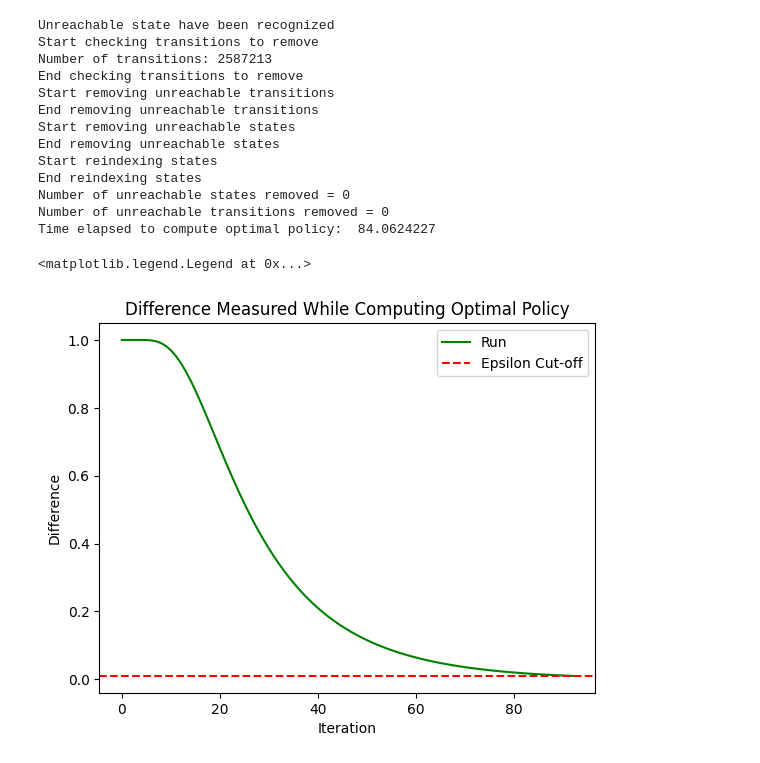
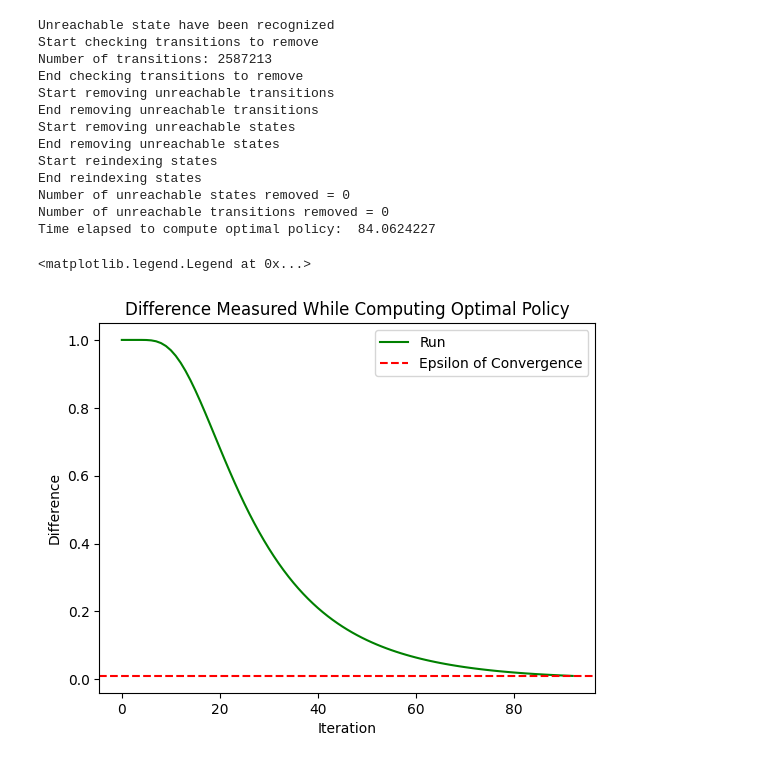
Before and after one commit to T-Lind/cost_mechnaisms_for_planning, a Jupyter notebook: main.ipynb, the cells around one changed output. Saved outputs shown, nothing was run; the diff lists cells and outputs as text; code cells hidden in the pictures.

```diff
--- a/main.ipynb
+++ b/main.ipynb
@@ -85,13 +85,13 @@ Time elapsed to compute optimal policy:  84.0624227
 # %%
 plt.title('Difference Measured While Computing Optimal Policy')
 plt.xlabel('Iteration')
 plt.ylabel('Difference')
 plt.plot(wedding_fom.computed_policy['diff_tracker'], 'g', label='Run')
-plt.axhline(wedding_fom.epsilon, linestyle='--', color='r', label='Epsilon Cut-off')
+plt.axhline(wedding_fom.epsilon, linestyle='--', color='r', label='Epsilon of Convergence')
 plt.legend()
 # %% [output]
 <matplotlib.legend.Legend at 0x...>
-[figure, old version]
+[figure, new version]
 # %%
 results = wedding_fom.simulate_general_and_greedy_algorithms()  # Spec not needed since we're computing optimal policy separately
 
```
Also changed, not shown: parts of 1 cell of this notebook, 8 other files.
